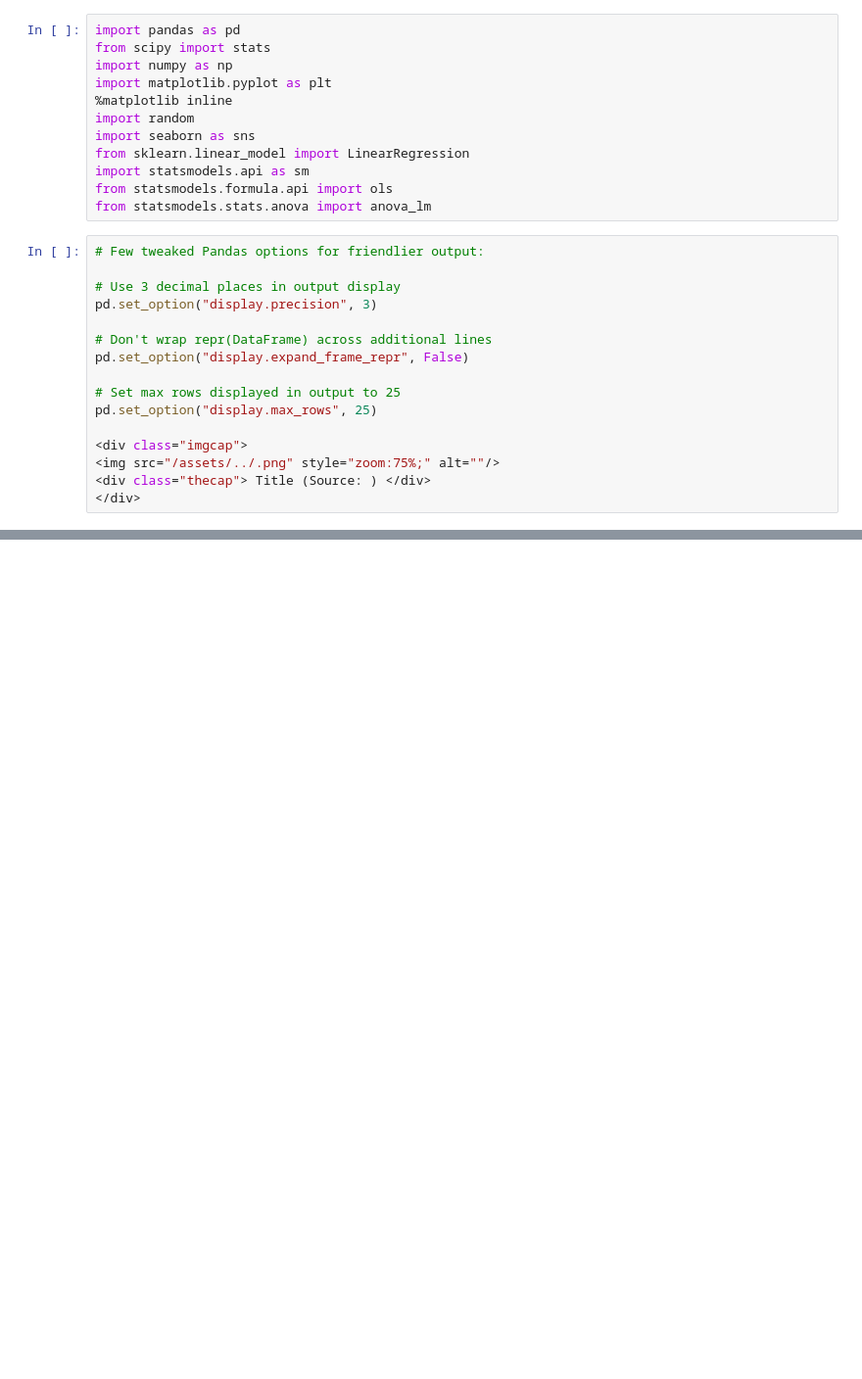
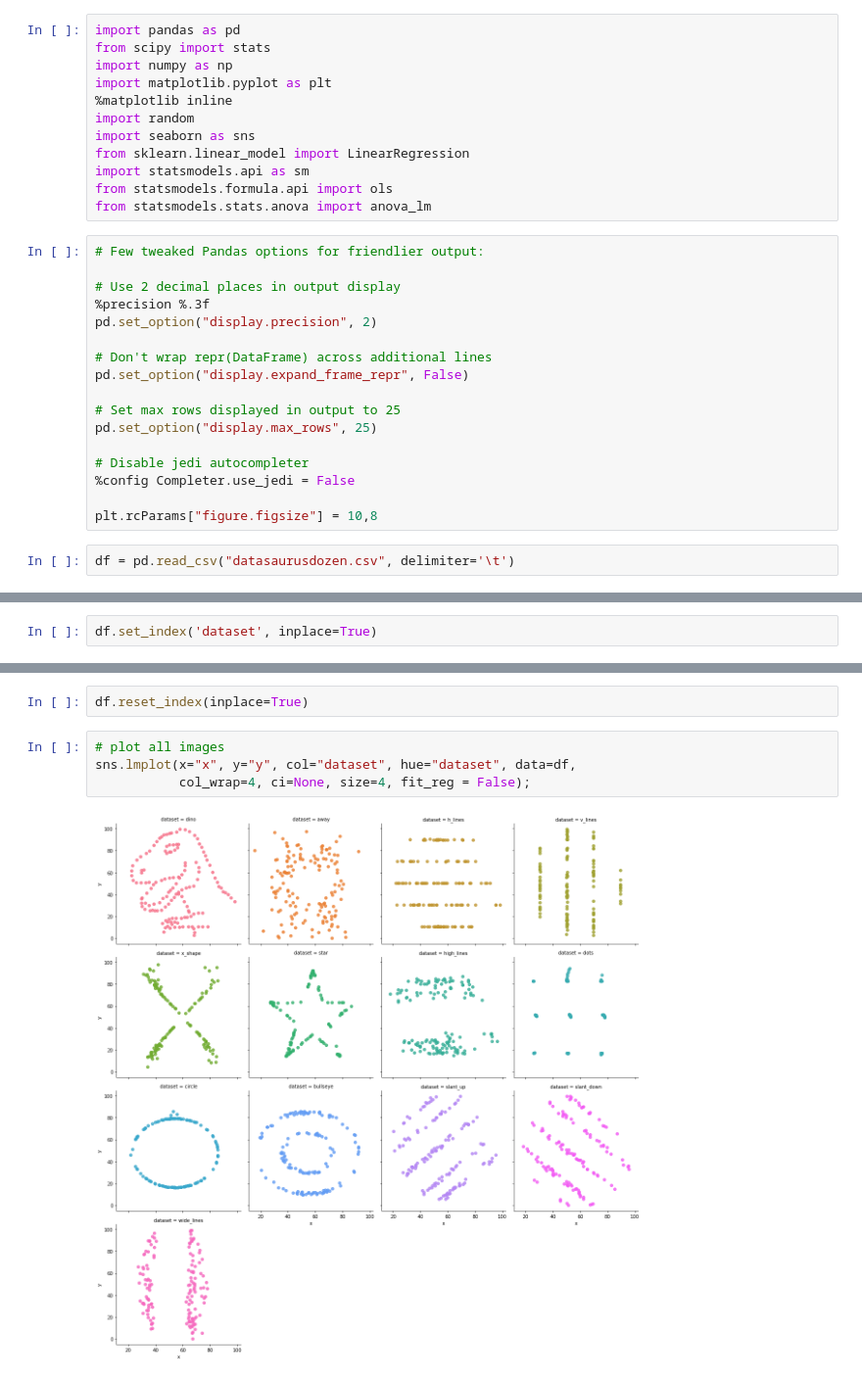
Before and after one commit to skacem/Maths-and-Stats-of-ML, a Jupyter notebook: 301-going_beyond_summary_stats.ipynb, the cells around one changed output, grey strips where cells are left out. Shown at 98% size. Drawn from its saved outputs; the diff is of its cells as text; blank space fills up the shorter version.

```diff
--- a/301-going_beyond_summary_stats.ipynb
+++ b/301-going_beyond_summary_stats.ipynb
@@ -19,8 +19,9 @@ from statsmodels.stats.anova import anova_lm
 # %%
 # Few tweaked Pandas options for friendlier output:
 
-# Use 3 decimal places in output display
-pd.set_option("display.precision", 3)
+# Use 2 decimal places in output display
+%precision %.3f
+pd.set_option("display.precision", 2)
 
 # Don't wrap repr(DataFrame) across additional lines
 pd.set_option("display.expand_frame_repr", False)
@@ -28,7 +29,9 @@ pd.set_option("display.expand_frame_repr", False)
 # Set max rows displayed in output to 25
 pd.set_option("display.max_rows", 25)
 
-<div class="imgcap">
-<img src="/assets/../.png" style="zoom:75%;" alt=""/>
-<div class="thecap"> Title (Source: ) </div>
-</div>
+# Disable jedi autocompleter
+%config Completer.use_jedi = False
+
+plt.rcParams["figure.figsize"] = 10,8
+# %%
+df = pd.read_csv("datasaurusdozen.csv", delimiter='\t')
@@ -34,0 +68,2 @@ pd.set_option("display.max_rows", 25)
+# %%
+df.set_index('dataset', inplace=True)
@@ -34,0 +102,8 @@ pd.set_option("display.max_rows", 25)
+# %%
+df.reset_index(inplace=True)
+# %%
+# plot all images
+sns.lmplot(x="x", y="y", col="dataset", hue="dataset", data=df,
+           col_wrap=4, ci=None, size=4, fit_reg = False);
+# %% [output]
+[figure, added]
```
Also changed, not shown: parts of 14 cells of this notebook, 1 other file.
